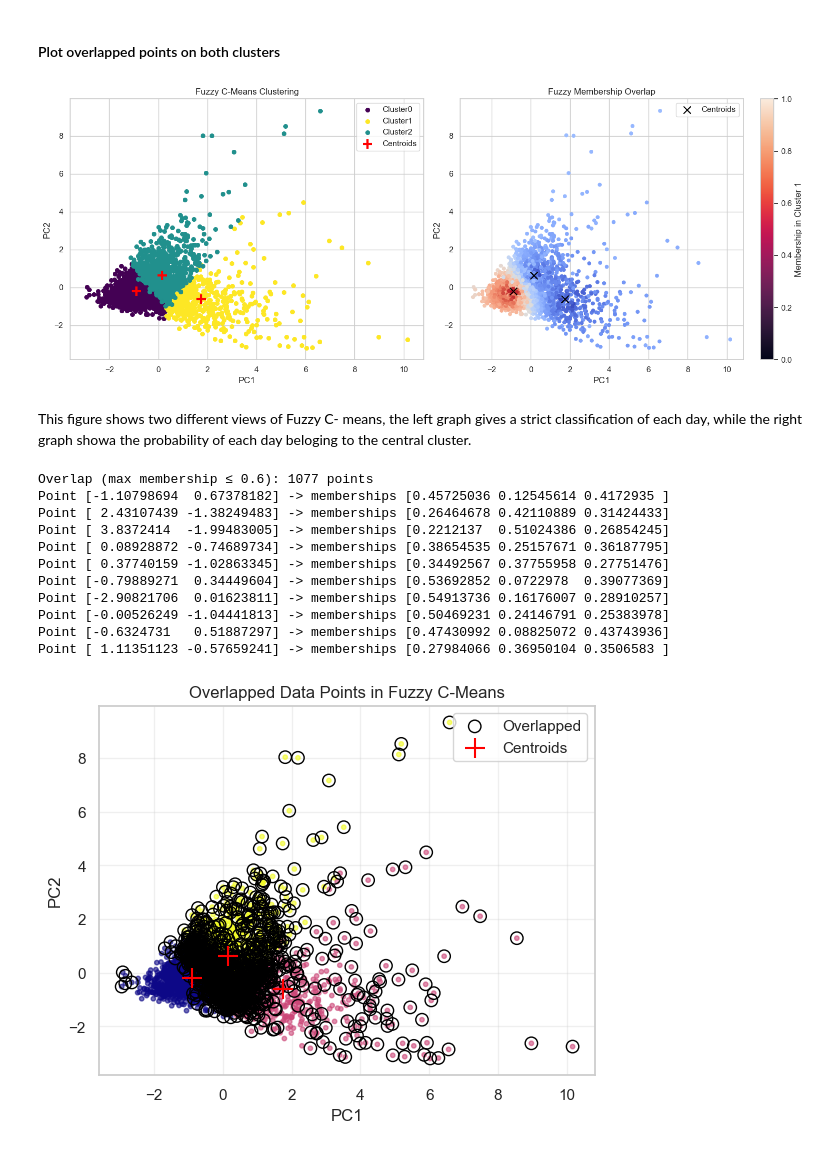
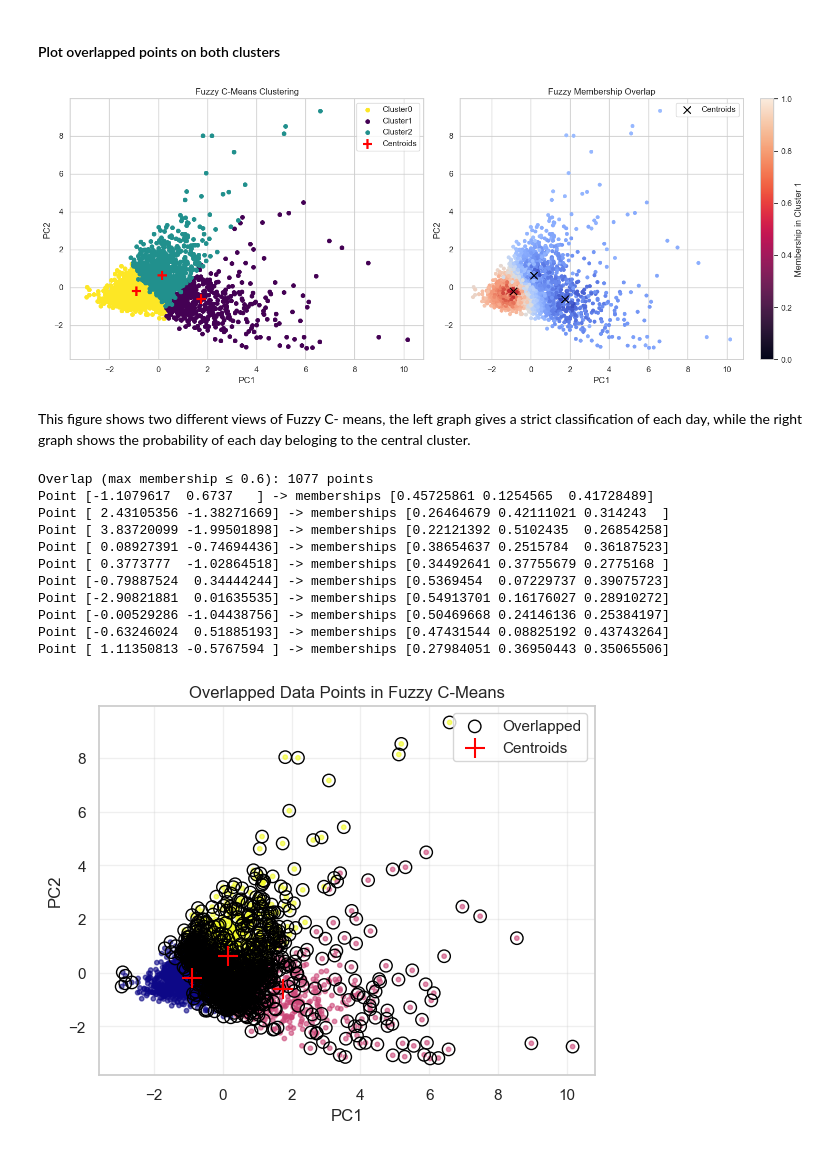
Before and after one commit to 2026119-jpg/Machine-Learning-2026119, a Jupyter notebook: CA12026119_Mayra_Lugo_C.ipynb, the cells around one changed output. Cells and saved outputs as stored; diff of their text form; code cells hidden in the pictures.

```diff
--- a/CA12026119_Mayra_Lugo_C.ipynb
+++ b/CA12026119_Mayra_Lugo_C.ipynb
@@ -866,8 +868,8 @@ import matplotlib.pyplot as plt
 plt.figure(figsize=(12, 5))
 colors =['#FDE725', '#21908D', '#440154']
 
-trad_fuzzy ={0:2,
-            1:0,
+trad_fuzzy ={0:0,
+            1:2,
             2:1
             }
 fig,axes = plt.subplots(1,2, figsize=(15,6))
@@ -916,44 +918,44 @@ Kmeans gives clear and more separate groups. Fuzzy shows market is not alway bla
 # %%
 colors =['#FDE725', '#21908D', '#440154']
 
-trad_fuzzy ={0:2,
-            1:0,
+trad_fuzzy ={0:0,
+            1:2,
             2:1
             }
 fig, axes = plt.subplots(1,2, figsize=(15,6))
 
 # Subplot 1: Hard assignment (like KMeans)
 
 for i in range (3):
     color_fuzzy = colors[trad_fuzzy[i]]
     axes[0].scatter(X_pca2[fcm_labels ==i, 0], X_pca2[fcm_labels== i, 1],
                     c=color_fuzzy, s=30, label=f'Cluster{i}')
 
 centroids_fuzzy = pca_2.transform(cntr)
 axes[0].scatter(centroids_fuzzy[:,0], centroids_fuzzy[:, 1], c='red', marker="+", s=150,
             linewidths=3, label="Centroids")
 axes[0].set_title("Fuzzy C-Means Clustering")
 axes[0].set_xlabel("PC1")
 axes[0].set_ylabel("PC2")
 axes[0].legend()
 
 # Subplot 2: Membership strength (shows overlap)
 
 scatter= axes[1].scatter(X_pca2[:, 0], X_pca2[:, 1], c = u[0], cmap = "coolwarm", s = 20)
 plt.scatter(centroids_fcm[:, 0], centroids_fcm[:, 1], c = "black", marker = "x", s = 100, label = "Centroids")
 axes[1].set_title("Fuzzy Membership Overlap")
 axes[1].set_xlabel("PC1")
 axes[1].set_ylabel("PC2")
 cbar = plt.colorbar()
 cbar.set_label("Membership in Cluster 1")
 axes[1].legend()
 
 plt.tight_layout()
 plt.show()
 # %% [output]
-[figure, old version]
+[figure, new version]
 # %% [markdown]
-This figure shows two different views of Fuzzy C- means, the left graph gives a strict classification of each day, while the right graph showa the probability of each day beloging to the central cluster.
+This figure shows two different views of Fuzzy C- means, the left graph gives a strict classification of each day, while the right graph shows the probability of each day beloging to the central cluster.
 # %%
 import numpy as np
 
@@ -973,16 +975,16 @@ for i, (point, mem) in enumerate(zip(X_pca2[overlap_mask], u.T[overlap_mask])):
         print(f"Point {point} -> memberships {mem}")
 # %% [output]
 Overlap (max membership ≤ 0.6): 1077 points
-Point [-1.10798694  0.67378182] -> memberships [0.45725036 0.12545614 0.4172935 ]
-Point [ 2.43107439 -1.38249483] -> memberships [0.26464678 0.42110889 0.31424433]
-Point [ 3.8372414  -1.99483005] -> memberships [0.2212137  0.51024386 0.26854245]
-Point [ 0.08928872 -0.74689734] -> memberships [0.38654535 0.25157671 0.36187795]
-Point [ 0.37740159 -1.02863345] -> memberships [0.34492567 0.37755958 0.27751476]
-Point [-0.79889271  0.34449604] -> memberships [0.53692852 0.0722978  0.39077369]
-Point [-2.90821706  0.01623811] -> memberships [0.54913736 0.16176007 0.28910257]
-Point [-0.00526249 -1.04441813] -> memberships [0.50469231 0.24146791 0.25383978]
-Point [-0.6324731   0.51887297] -> memberships [0.47430992 0.08825072 0.43743936]
-Point [ 1.11351123 -0.57659241] -> memberships [0.27984066 0.36950104 0.3506583 ]
+Point [-1.1079617  0.6737   ] -> memberships [0.45725861 0.1254565  0.41728489]
+Point [ 2.43105356 -1.38271669] -> memberships [0.26464679 0.42111021 0.314243  ]
+Point [ 3.83720099 -1.99501898] -> memberships [0.22121392 0.5102435  0.26854258]
+Point [ 0.08927391 -0.74694436] -> memberships [0.38654637 0.2515784  0.36187523]
+Point [ 0.3773777  -1.02864518] -> memberships [0.34492641 0.37755679 0.2775168 ]
+Point [-0.79887524  0.34444244] -> memberships [0.5369454  0.07229737 0.39075723]
+Point [-2.90821881  0.01635535] -> memberships [0.54913701 0.16176027 0.28910272]
+Point [-0.00529286 -1.04438756] -> memberships [0.50469668 0.24146136 0.25384197]
+Point [-0.63246024  0.51885193] -> memberships [0.47431544 0.08825192 0.43743264]
+Point [ 1.11350813 -0.5767594 ] -> memberships [0.27984051 0.36950443 0.35065506]
 # %%
 #Graphic Overlap
 plt.scatter(X_pca2[:, 0], X_pca2[:, 1], c=np.argmax(u, axis=0), cmap = "plasma", s = 10, alpha = 0.6)
```
Also changed, not shown: parts of 29 cells of this notebook, 4 other files.
